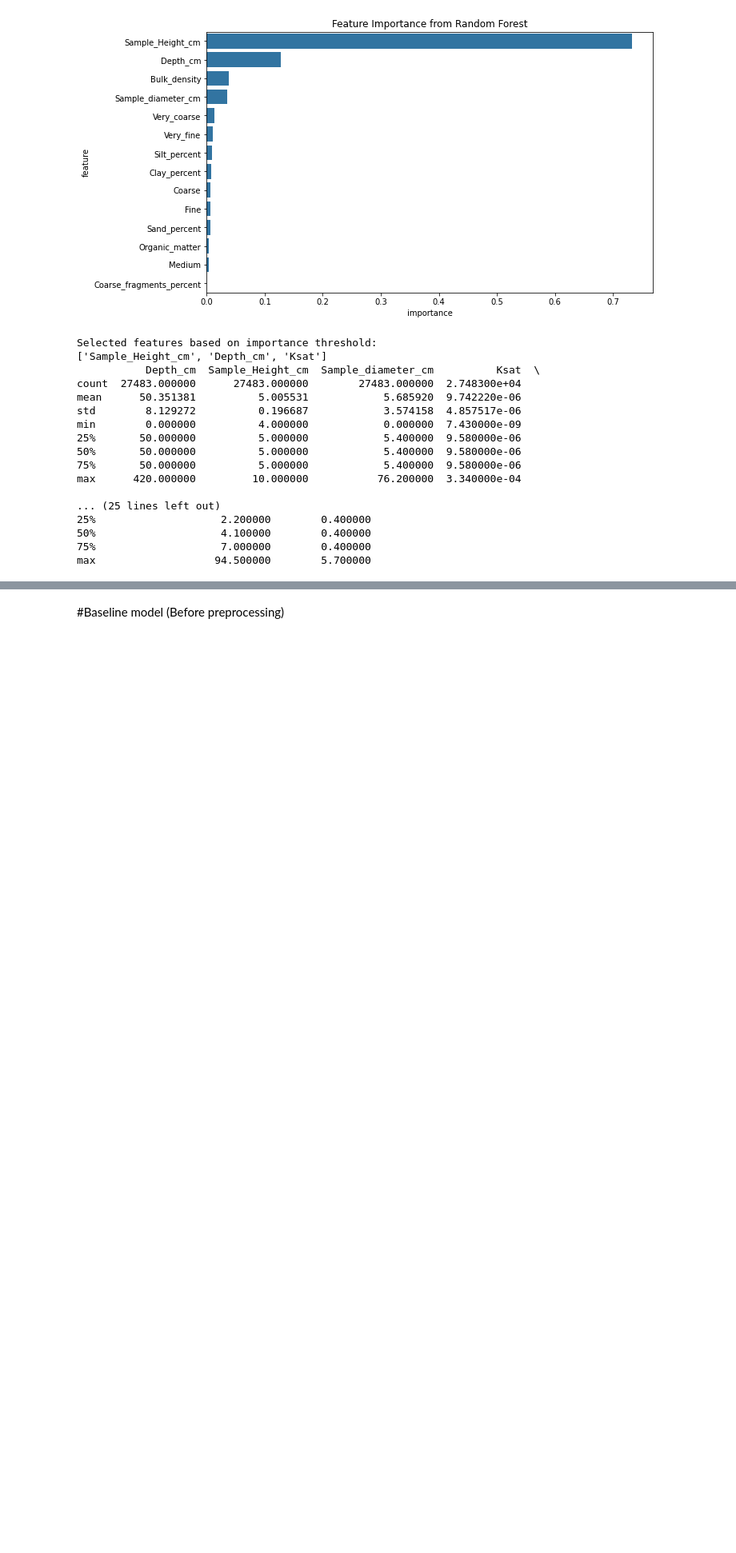
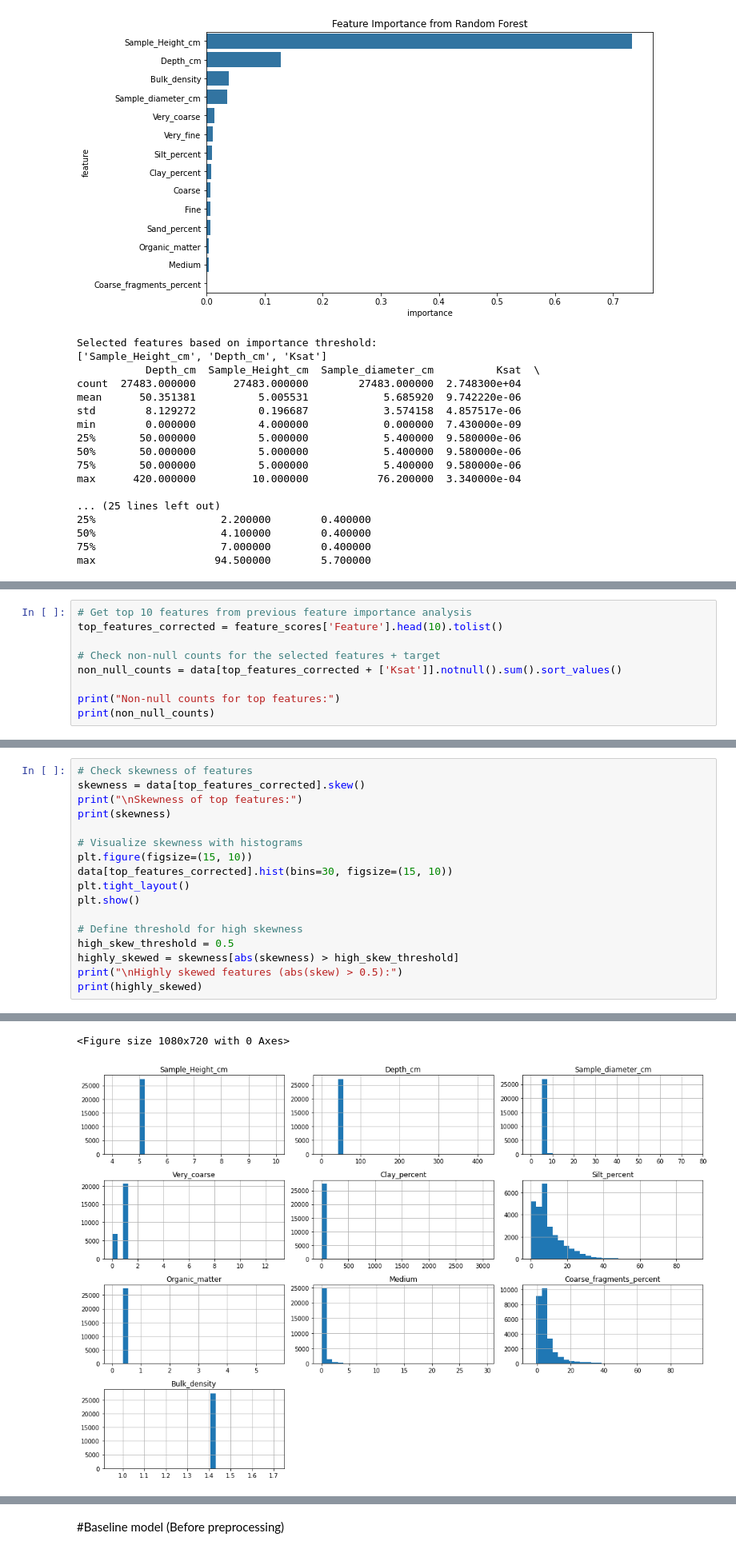
Before and after one commit to YashJoshi2109/Dathathon_KSAT-Quest_Regression-Runoff, a Jupyter notebook: hackathon_ (1).ipynb, the cells around one changed output, grey strips where cells are left out. Shown at 80% size. Drawn from its saved outputs; the diff is of its cells as text; blank space fills up the shorter version.

```diff
--- a/hackathon_ (1).ipynb
+++ b/hackathon_ (1).ipynb
@@ -489,0 +446,9 @@ An error occurred: "None of [Index(['Sample Height (cm)', 'Sample diameter (cm)'
+# %%
+# Get top 10 features from previous feature importance analysis
+top_features_corrected = feature_scores['Feature'].head(10).tolist()
+
+# Check non-null counts for the selected features + target
+non_null_counts = data[top_features_corrected + ['Ksat']].notnull().sum().sort_values()
+
+print("Non-null counts for top features:")
+print(non_null_counts)
@@ -489,0 +469,18 @@ An error occurred: "None of [Index(['Sample Height (cm)', 'Sample diameter (cm)'
+# %%
+# Check skewness of features
+skewness = data[top_features_corrected].skew()
+print("\nSkewness of top features:")
+print(skewness)
+
+# Visualize skewness with histograms
+plt.figure(figsize=(15, 10))
+data[top_features_corrected].hist(bins=30, figsize=(15, 10))
+plt.tight_layout()
+plt.show()
+
+# Define threshold for high skewness
+high_skew_threshold = 0.5
+highly_skewed = skewness[abs(skewness) > high_skew_threshold]
+print("\nHighly skewed features (abs(skew) > 0.5):")
+print(highly_skewed)
+# %% [output]
@@ -489,0 +499,2 @@ An error occurred: "None of [Index(['Sample Height (cm)', 'Sample diameter (cm)'
+<Figure size 1080x720 with 0 Axes>
+[figure, added]
```
Also changed, not shown: parts of 14 cells of this notebook.
